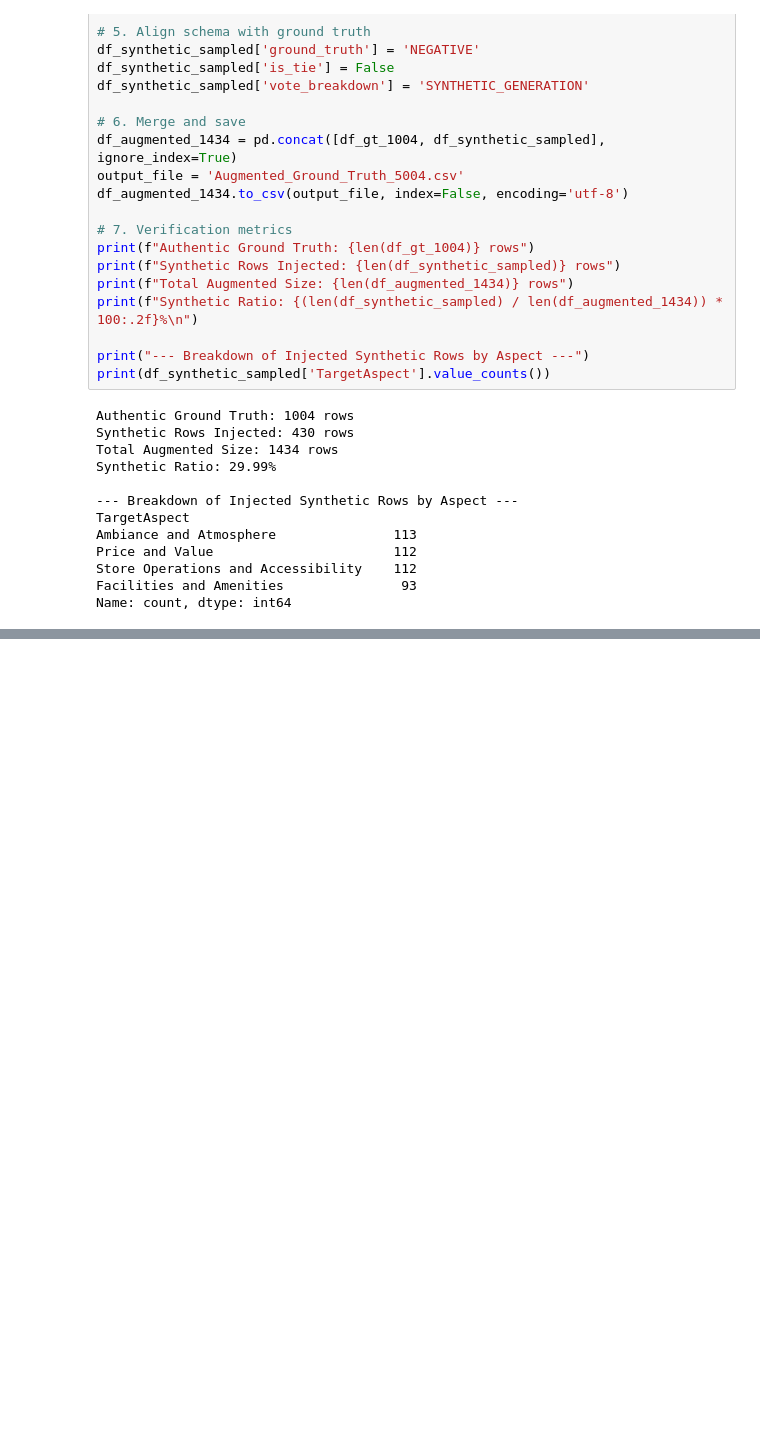
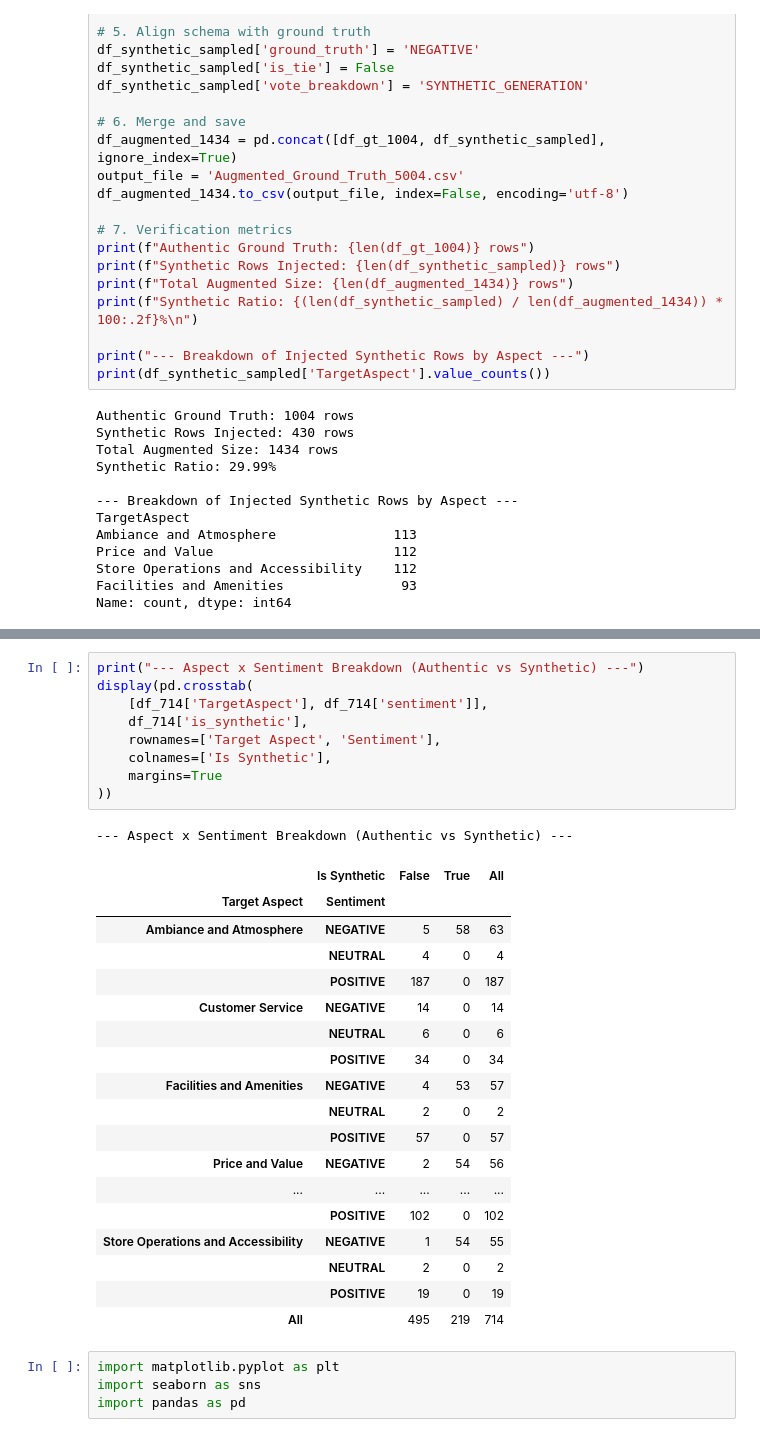
Before and after one commit to z-sulit/Thesis-Project-Aspect-Based-Sentiment-Analysis, a Jupyter notebook: _6_Active_Learning_w_Human_Annotation/phase6_nt2.ipynb, the cells around one changed output, grey strips where cells are left out. Drawn from its saved outputs; the diff is of its cells as text; blank space fills up the shorter version.

```diff
--- a/_6_Active_Learning_w_Human_Annotation/phase6_nt2.ipynb
+++ b/_6_Active_Learning_w_Human_Annotation/phase6_nt2.ipynb
@@ -150,0 +166,33 @@ Name: count, dtype: int64
+# %%
+print("--- Aspect x Sentiment Breakdown (Authentic vs Synthetic) ---")
+display(pd.crosstab(
+    [df_714['TargetAspect'], df_714['sentiment']],
+    df_714['is_synthetic'],
+    rownames=['Target Aspect', 'Sentiment'],
+    colnames=['Is Synthetic'],
+    margins=True
+))
+# %% [output]
+--- Aspect x Sentiment Breakdown (Authentic vs Synthetic) ---
+|  | Is Synthetic | False | True | All |
+| Target Aspect | Sentiment |  |  |  |
+| Ambiance and Atmosphere | NEGATIVE | 5 | 58 | 63 |
+|  | NEUTRAL | 4 | 0 | 4 |
+|  | POSITIVE | 187 | 0 | 187 |
+| Customer Service | NEGATIVE | 14 | 0 | 14 |
+|  | NEUTRAL | 6 | 0 | 6 |
+|  | POSITIVE | 34 | 0 | 34 |
+| Facilities and Amenities | NEGATIVE | 4 | 53 | 57 |
+|  | NEUTRAL | 2 | 0 | 2 |
+|  | POSITIVE | 57 | 0 | 57 |
+| Price and Value | NEGATIVE | 2 | 54 | 56 |
+| ... | ... | ... | ... | ... |
+|  | POSITIVE | 102 | 0 | 102 |
+| Store Operations and Accessibility | NEGATIVE | 1 | 54 | 55 |
+|  | NEUTRAL | 2 | 0 | 2 |
+|  | POSITIVE | 19 | 0 | 19 |
+| All |  | 495 | 219 | 714 |
+# %%
+import matplotlib.pyplot as plt
+import seaborn as sns
+import pandas as pd
```
Also changed, not shown: parts of 4 cells of this notebook.
